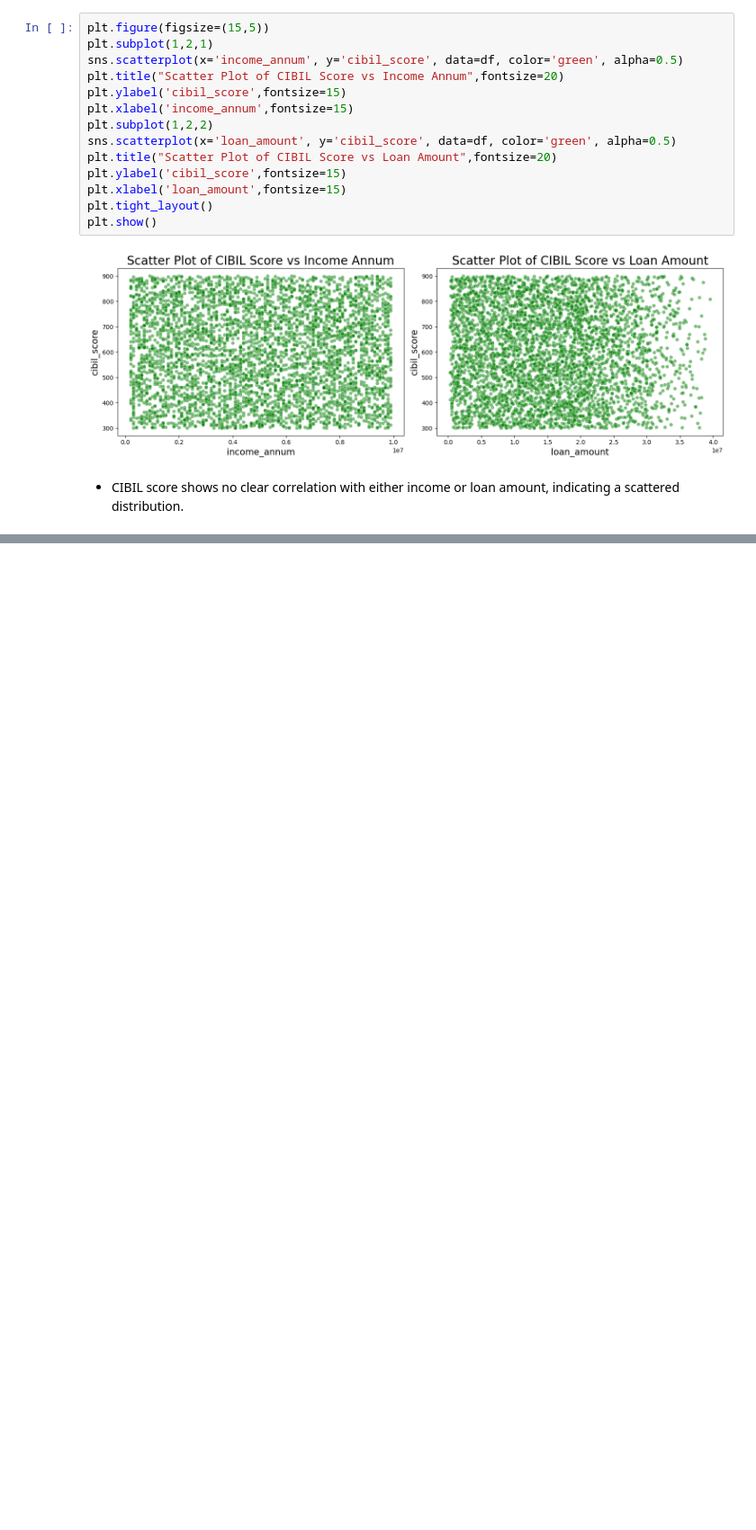
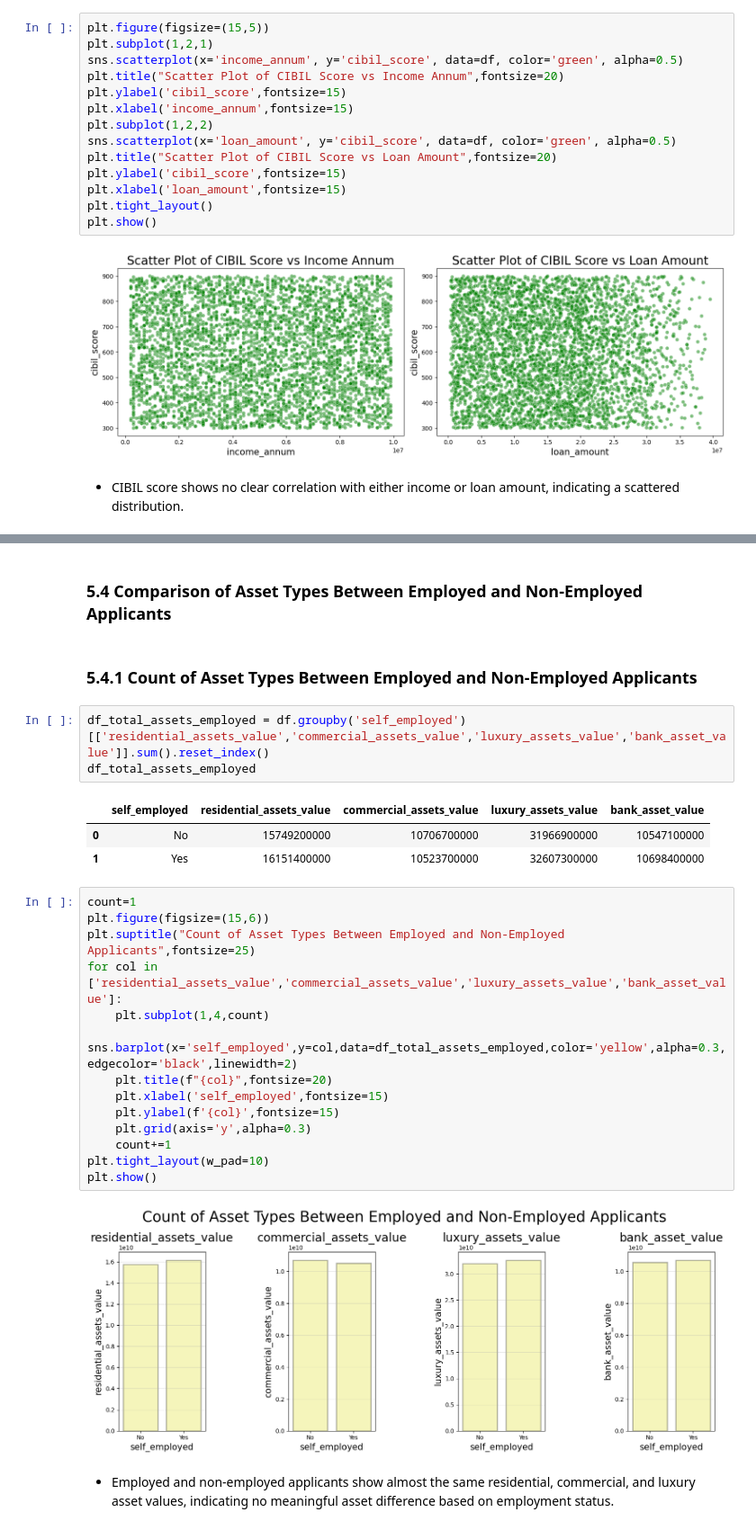
Before and after one commit to Rajdeep-Patil/Loan-Approval-Prediction, a Jupyter notebook: notebook/EDA_loan_approval.ipynb, the cells around one changed output, grey strips where cells are left out. Shown at 90% size. Saved outputs shown, nothing was run; the diff lists cells and outputs as text; blank space fills up the shorter version.

```diff
--- a/notebook/EDA_loan_approval.ipynb
+++ b/notebook/EDA_loan_approval.ipynb
@@ -493,0 +584,29 @@ plt.show()
+# %% [markdown]
+### 5.4 Comparison of Asset Types Between Employed and Non-Employed Applicants
+# %% [markdown]
+### 5.4.1 Count of Asset Types Between Employed and Non-Employed Applicants
+# %%
+df_total_assets_employed = df.groupby('self_employed')[['residential_assets_value','commercial_assets_value','luxury_assets_value','bank_asset_value']].sum().reset_index()
+df_total_assets_employed
+# %% [output]
+|  | self_employed | residential_assets_value | commercial_assets_value | luxury_assets_value | bank_asset_value |
+| 0 | No | 15749200000 | 10706700000 | 31966900000 | 10547100000 |
+| 1 | Yes | 16151400000 | 10523700000 | 32607300000 | 10698400000 |
+# %%
+count=1
+plt.figure(figsize=(15,6))
+plt.suptitle("Count of Asset Types Between Employed and Non-Employed Applicants",fontsize=25)
+for col in ['residential_assets_value','commercial_assets_value','luxury_assets_value','bank_asset_value']:
+    plt.subplot(1,4,count)
+    sns.barplot(x='self_employed',y=col,data=df_total_assets_employed,color='yellow',alpha=0.3,edgecolor='black',linewidth=2)
+    plt.title(f"{col}",fontsize=20)
+    plt.xlabel('self_employed',fontsize=15)
+    plt.ylabel(f'{col}',fontsize=15)
+    plt.grid(axis='y',alpha=0.3)
+    count+=1
+plt.tight_layout(w_pad=10)
+plt.show()
+# %% [output]
+[figure, added]
+# %% [markdown]
+- Employed and non-employed applicants show almost the same residential, commercial, and luxury asset values, indicating no meaningful asset difference based on employment status.
```
Also changed, not shown: parts of 54 cells of this notebook.
